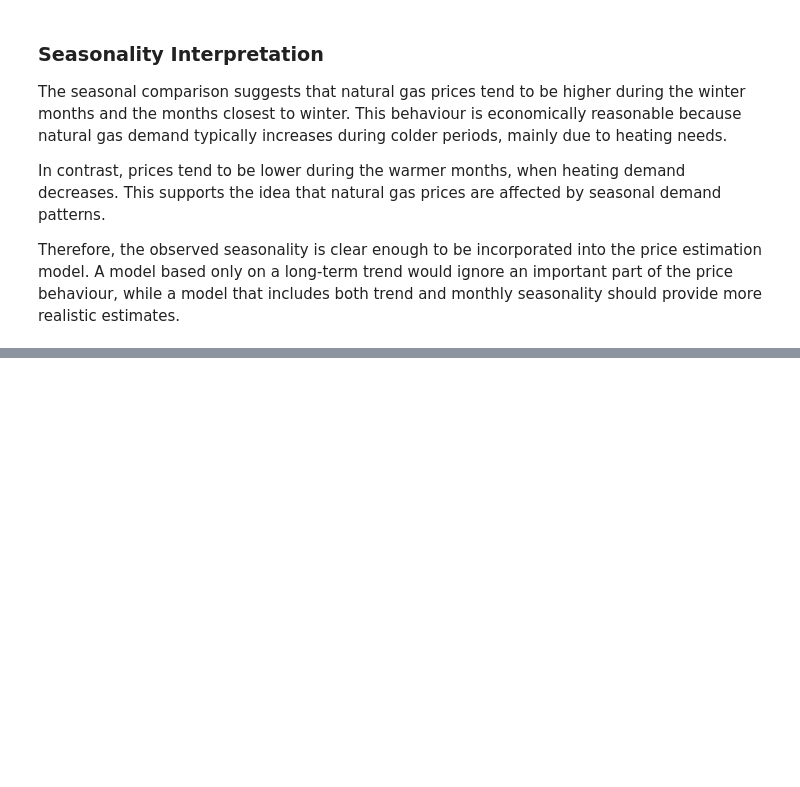
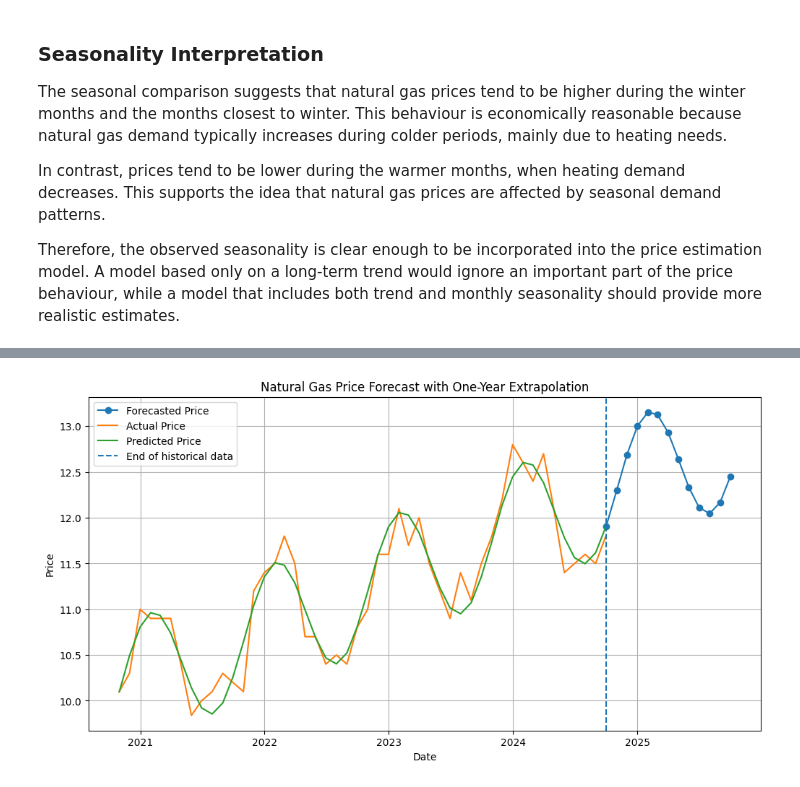
Before and after one commit to aniolarolas/quant-research-pricing-credit-risk, a Jupyter notebook: notebooks/01_gas_price_forecasting.ipynb, the cells around one changed output, grey strips where cells are left out. Cells and saved outputs as stored; diff of their text form; code cells hidden in the pictures; blank space fills up the shorter version.

```diff
--- a/notebooks/01_gas_price_forecasting.ipynb
+++ b/notebooks/01_gas_price_forecasting.ipynb
@@ -323,0 +431,3 @@ However, this model is still a simplification. It does not account for unexpecte
+# %%
+estimated_price = model.predict(input_features)[0]
+print("Estimated price:", estimated_price)
@@ -323,0 +488,3 @@ However, this model is still a simplification. It does not account for unexpecte
+# %%
+future_dates = pd.date_range(start="2024-10-01", end="2025-10-31", freq="MS")
+future_dates
@@ -323,0 +497,3 @@ However, this model is still a simplification. It does not account for unexpecte
+# %%
+future_predictions = [estimate_gas_price(date) for date in future_dates]
+future_predictions
@@ -323,0 +514,7 @@ However, this model is still a simplification. It does not account for unexpecte
+# %%
+forecast_df = pd.DataFrame({
+    "Dates": future_dates,
+    "Estimated Price": future_predictions
+})
+
+forecast_df
@@ -323,0 +536,22 @@ However, this model is still a simplification. It does not account for unexpecte
+# %%
+plt.figure(figsize=(12, 6))
+
+plt.plot(forecast_df["Dates"], forecast_df["Estimated Price"], marker="o", label="Forecasted Price")
+plt.plot(df["Dates"], df["Prices"], label="Actual Price")
+plt.plot(df["Dates"], df["predicted_price"], label="Predicted Price")
+
+plt.axvline(
+    df["Dates"].max(),
+    linestyle="--",
+    label="End of historical data"
+)
+
+plt.xlabel("Date")
+plt.ylabel("Price")
+plt.title("Natural Gas Price Forecast with One-Year Extrapolation")
+plt.legend()
+plt.grid(True)
+
+plt.show()
+# %% [output]
+[figure, added]
```
Also changed, not shown: parts of 49 cells of this notebook.
